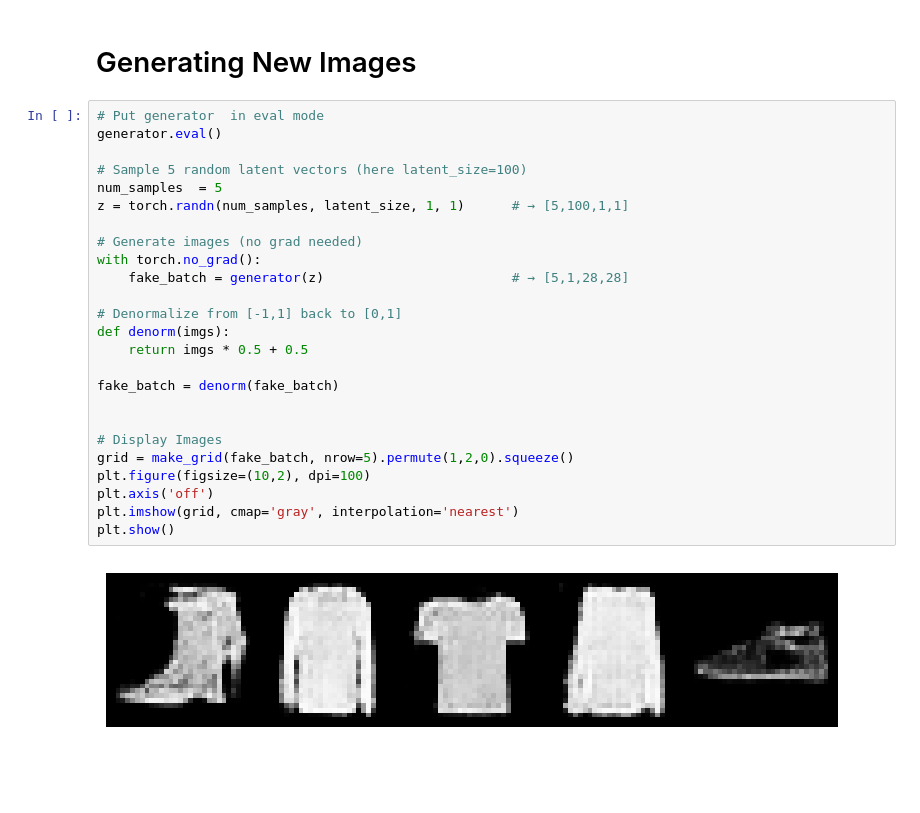
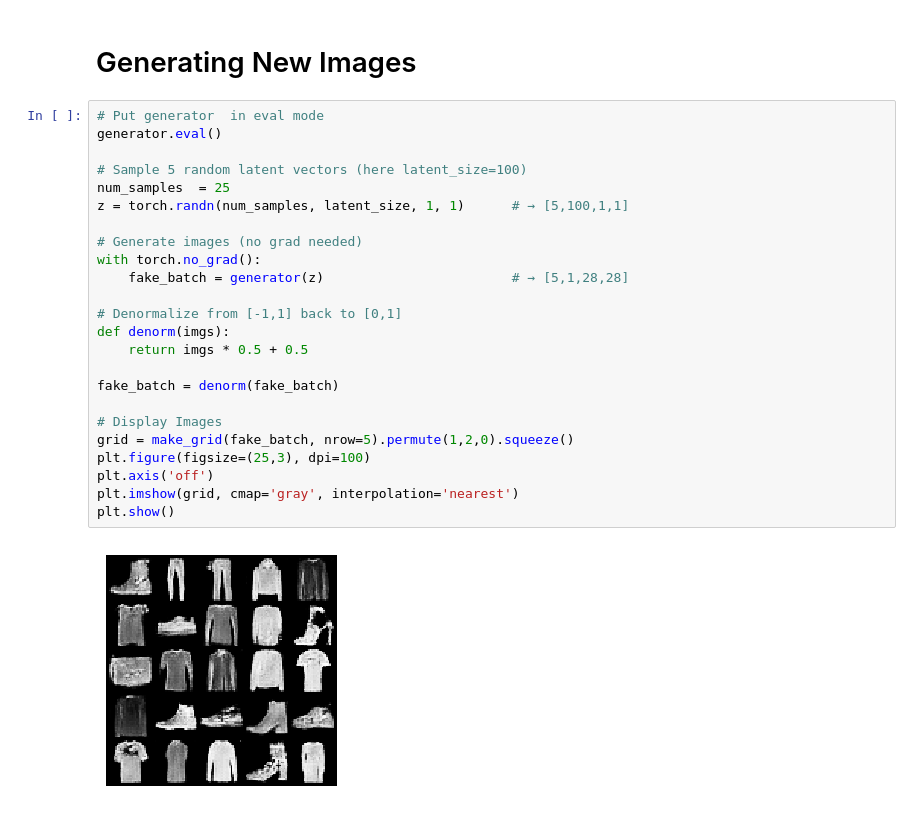
Before and after one commit to Aman-Sunesh/Generating-Fashion-MNIST-Apparel-using-DCGANs-, a Jupyter notebook: Fashion_MNIST.ipynb, the cells around one changed output. Saved outputs shown, nothing was run; the diff lists cells and outputs as text; blank space fills up the shorter version.

```diff
--- a/Fashion_MNIST.ipynb
+++ b/Fashion_MNIST.ipynb
@@ -373,27 +373,26 @@ plt.show()
 # %%
 # Put generator  in eval mode
 generator.eval()
 
 # Sample 5 random latent vectors (here latent_size=100)
-num_samples  = 5
+num_samples  = 25
 z = torch.randn(num_samples, latent_size, 1, 1)      # → [5,100,1,1]
 
 # Generate images (no grad needed)
 with torch.no_grad():
     fake_batch = generator(z)                        # → [5,1,28,28]
 
 # Denormalize from [-1,1] back to [0,1]
 def denorm(imgs):
     return imgs * 0.5 + 0.5
 
 fake_batch = denorm(fake_batch)
 
-
 # Display Images
 grid = make_grid(fake_batch, nrow=5).permute(1,2,0).squeeze()
-plt.figure(figsize=(10,2), dpi=100)
+plt.figure(figsize=(25,3), dpi=100)
 plt.axis('off')
 plt.imshow(grid, cmap='gray', interpolation='nearest')
 plt.show()
 # %% [output]
-[figure, old version]
+[figure, new version]
```
Also changed, not shown: parts of 10 cells of this notebook, 28 other files.
